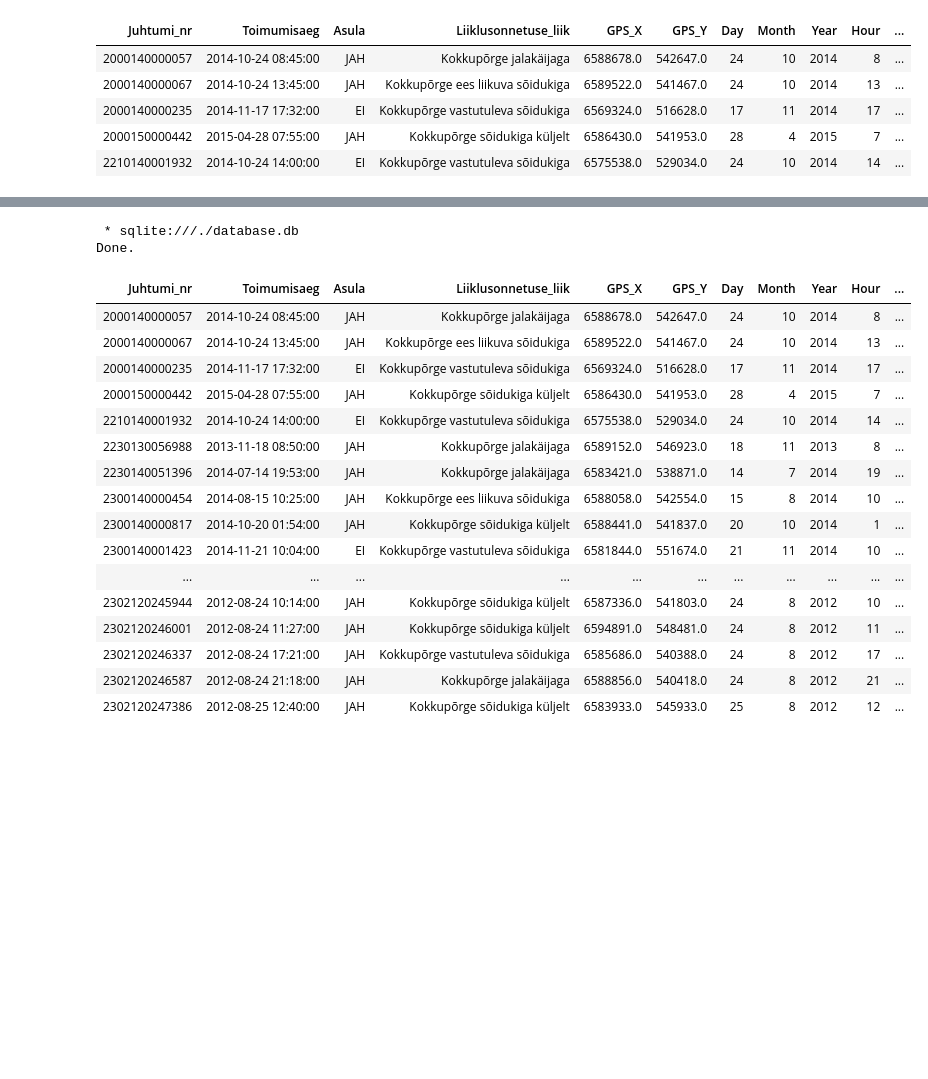
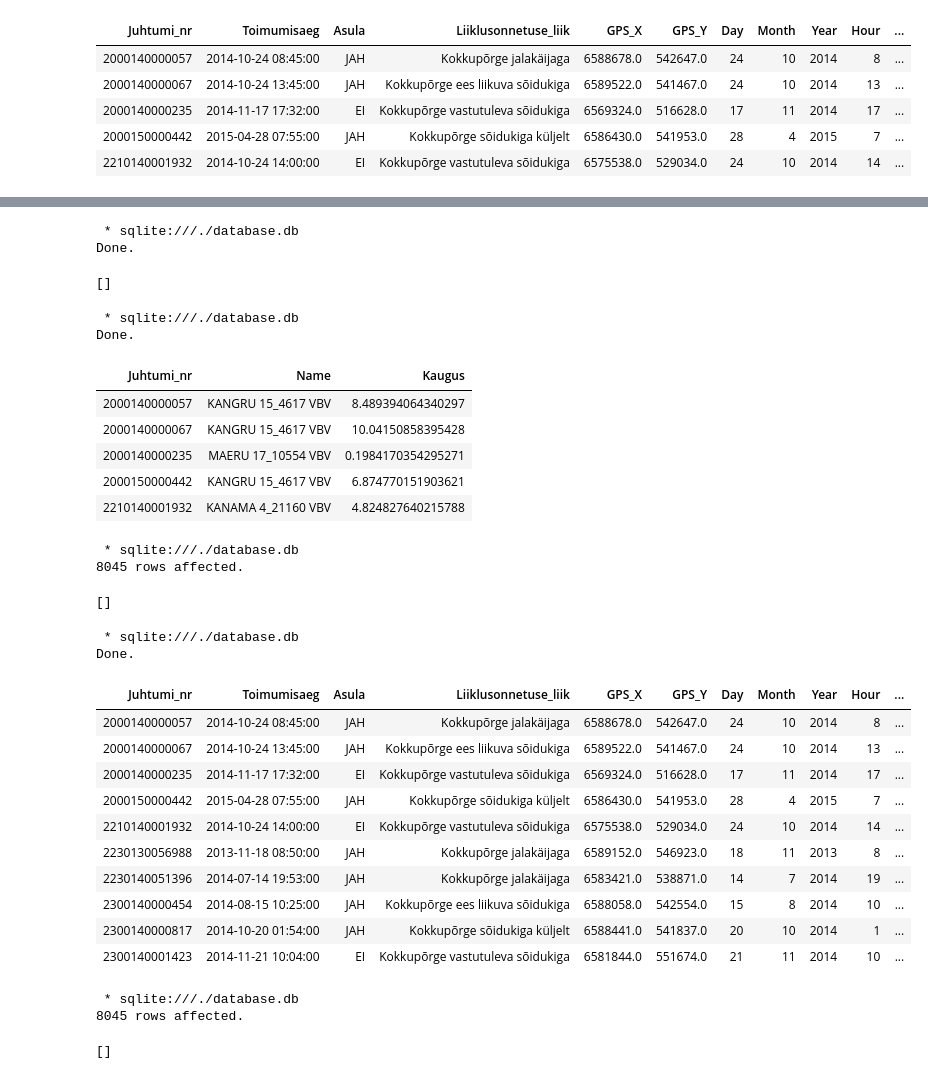
Before and after one commit to andreoja/andmetehnika_projekt, a Jupyter notebook: closest_traffic_feature.ipynb, the cells around one changed output, grey strips where cells are left out. Saved outputs shown, nothing was run; the diff lists cells and outputs as text; code cells hidden in the pictures; blank space fills up the shorter version.

Commit message:
Creates 2 columns into liiklusonnetus closest_feature distance

```diff
--- a/closest_traffic_feature.ipynb
+++ b/closest_traffic_feature.ipynb
@@ -115,24 +114,58 @@ SET closest_feature = (
+# %%
+%%sql
+
+
+Create VIEW v_koord_kaugused AS SELECT Juhtumi_nr, Name, MIN(SQRT(POW(Longitude - Lon, 2) + POW(Latitude - Lat, 2)) * 111.3) AS Kaugus
+FROM liiklusonnetus, seadmed
+GROUP BY Juhtumi_nr LIMIT 10;
+# %% [output]
+ * sqlite:///./database.db
+Done.
+[]
+# %%
+%%sql
+SELECT* FROM v_koord_kaugused Limit 5;
+# %% [output]
+ * sqlite:///./database.db
+Done.
+| Juhtumi_nr | Name | Kaugus |
+| 2000140000057 | KANGRU 15_4617 VBV | 8.489394064340297 |
+| 2000140000067 | KANGRU 15_4617 VBV | 10.04150858395428 |
+| 2000140000235 | MAERU 17_10554 VBV | 0.1984170354295271 |
+| 2000150000442 | KANGRU 15_4617 VBV | 6.874770151903621 |
+| 2210140001932 | KANAMA 4_21160 VBV | 4.824827640215788 |
+# %%
+%%sql
+
+UPDATE liiklusonnetus
+   SET closest_feature=(SELECT Name FROM v_koord_kaugused WHERE liiklusonnetus.Juhtumi_nr=v_koord_kaugused.Juhtumi_nr);
+# %% [output]
+ * sqlite:///./database.db
+8045 rows affected.
+[]
 # %%
 %%sql
-
-SELECT * FROM liiklusonnetus LIMIT 500;
+SELECT * FROM liiklusonnetus LIMIT 10;
 # %% [output]
  * sqlite:///./database.db
 Done.
 | Juhtumi_nr | Toimumisaeg | Asula | Liiklusonnetuse_liik | GPS_X | GPS_Y | Day | Month | Year | Hour | ... |
 | 2000140000057 | 2014-10-24 08:45:00 | JAH | Kokkupõrge jalakäijaga | 6588678.0 | 542647.0 | 24 | 10 | 2014 | 8 | ... |
 | 2000140000067 | 2014-10-24 13:45:00 | JAH | Kokkupõrge ees liikuva sõidukiga | 6589522.0 | 541467.0 | 24 | 10 | 2014 | 13 | ... |
 | 2000140000235 | 2014-11-17 17:32:00 | EI | Kokkupõrge vastutuleva sõidukiga | 6569324.0 | 516628.0 | 17 | 11 | 2014 | 17 | ... |
 | 2000150000442 | 2015-04-28 07:55:00 | JAH | Kokkupõrge sõidukiga küljelt | 6586430.0 | 541953.0 | 28 | 4 | 2015 | 7 | ... |
 | 2210140001932 | 2014-10-24 14:00:00 | EI | Kokkupõrge vastutuleva sõidukiga | 6575538.0 | 529034.0 | 24 | 10 | 2014 | 14 | ... |
 | 2230130056988 | 2013-11-18 08:50:00 | JAH | Kokkupõrge jalakäijaga | 6589152.0 | 546923.0 | 18 | 11 | 2013 | 8 | ... |
 | 2230140051396 | 2014-07-14 19:53:00 | JAH | Kokkupõrge jalakäijaga | 6583421.0 | 538871.0 | 14 | 7 | 2014 | 19 | ... |
 | 2300140000454 | 2014-08-15 10:25:00 | JAH | Kokkupõrge ees liikuva sõidukiga | 6588058.0 | 542554.0 | 15 | 8 | 2014 | 10 | ... |
 | 2300140000817 | 2014-10-20 01:54:00 | JAH | Kokkupõrge sõidukiga küljelt | 6588441.0 | 541837.0 | 20 | 10 | 2014 | 1 | ... |
 | 2300140001423 | 2014-11-21 10:04:00 | EI | Kokkupõrge vastutuleva sõidukiga | 6581844.0 | 551674.0 | 21 | 11 | 2014 | 10 | ... |
-| ... | ... | ... | ... | ... | ... | ... | ... | ... | ... | ... |
-| 2302120245944 | 2012-08-24 10:14:00 | JAH | Kokkupõrge sõidukiga küljelt | 6587336.0 | 541803.0 | 24 | 8 | 2012 | 10 | ... |
-| 2302120246001 | 2012-08-24 11:27:00 | JAH | Kokkupõrge sõidukiga küljelt | 6594891.0 | 548481.0 | 24 | 8 | 2012 | 11 | ... |
-| 2302120246337 | 2012-08-24 17:21:00 | JAH | Kokkupõrge vastutuleva sõidukiga | 6585686.0 | 540388.0 | 24 | 8 | 2012 | 17 | ... |
-| 2302120246587 | 2012-08-24 21:18:00 | JAH | Kokkupõrge jalakäijaga | 6588856.0 | 540418.0 | 24 | 8 | 2012 | 21 | ... |
-| 2302120247386 | 2012-08-25 12:40:00 | JAH | Kokkupõrge sõidukiga küljelt | 6583933.0 | 545933.0 | 25 | 8 | 2012 | 12 | ... |
+# %%
+%%sql
+
+UPDATE liiklusonnetus
+   SET distance=(SELECT Kaugus FROM v_koord_kaugused WHERE liiklusonnetus.Juhtumi_nr=v_koord_kaugused.Juhtumi_nr);
+# %% [output]
+ * sqlite:///./database.db
+8045 rows affected.
+[]
```
Also changed, not shown: parts of 4 cells of this notebook.
